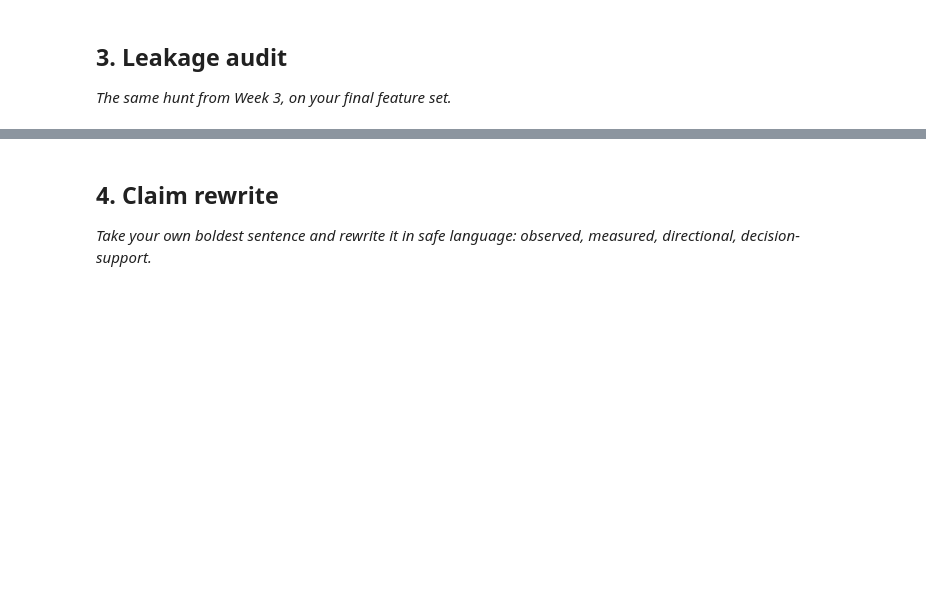
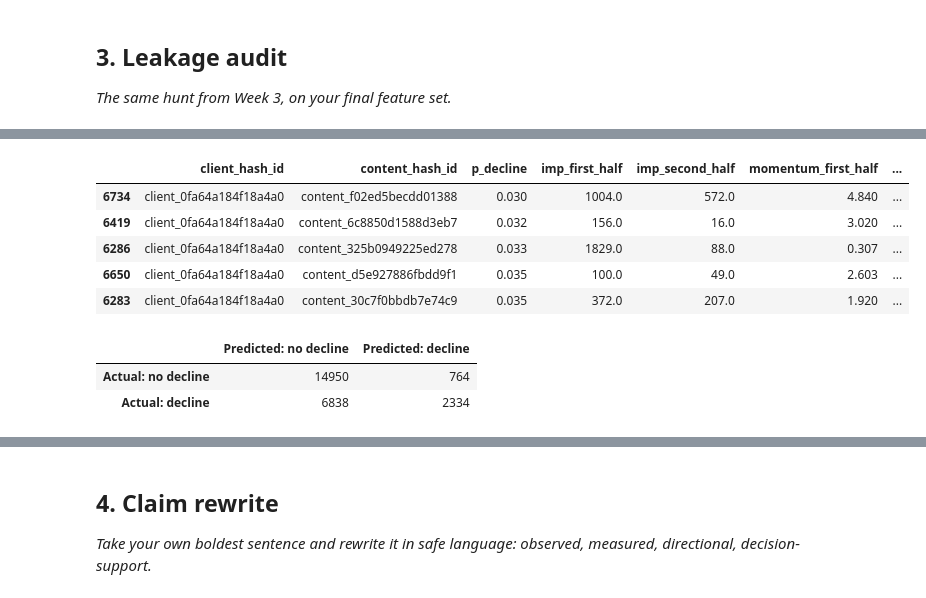
Before and after one commit to yasmeenmh90-beep/flyrank-ml-internship-starter, a Jupyter notebook: work/notebooks/w06_validation_audit.ipynb, the cells around one changed output, grey strips where cells are left out. Drawn from its saved outputs; the diff is of its cells as text; code cells hidden in the pictures; blank space fills up the shorter version.

```diff
--- a/work/notebooks/w06_validation_audit.ipynb
+++ b/work/notebooks/w06_validation_audit.ipynb
@@ -29,0 +655,49 @@ This skeleton is yours to fill. Work the sections **in order** — each one has
+# %%
+false_negatives = (
+    audit_test[
+        (audit_test[TARGET] == 1) &
+        (audit_test["predicted_class"] == 0)
+    ]
+    .sort_values("p_decline", ascending=True)
+    .head(5)
+)
+
+display(
+    false_negatives[
+        [
+            "client_hash_id",
+            "content_hash_id",
+            "p_decline",
+            "imp_first_half",
+            "imp_second_half",
+            "momentum_first_half",
+            "ctr_first_half",
+            "pos_first_half",
+            "engagement_rate",
+        ]
+    ].round(3)
+)
+# %% [output]
+|  | client_hash_id | content_hash_id | p_decline | imp_first_half | imp_second_half | momentum_first_half | ... |
+| 6734 | client_0fa64a184f18a4a0 | content_f02ed5becdd01388 | 0.030 | 1004.0 | 572.0 | 4.840 | ... |
+| 6419 | client_0fa64a184f18a4a0 | content_6c8850d1588d3eb7 | 0.032 | 156.0 | 16.0 | 3.020 | ... |
+| 6286 | client_0fa64a184f18a4a0 | content_325b0949225ed278 | 0.033 | 1829.0 | 88.0 | 0.307 | ... |
+| 6650 | client_0fa64a184f18a4a0 | content_d5e927886fbdd9f1 | 0.035 | 100.0 | 49.0 | 2.603 | ... |
+| 6283 | client_0fa64a184f18a4a0 | content_30c7f0bbdb7e74c9 | 0.035 | 372.0 | 207.0 | 1.920 | ... |
+# %%
+cm = confusion_matrix(
+    audit_test[TARGET],
+    audit_test["predicted_class"]
+)
+
+cm_df = pd.DataFrame(
+    cm,
+    index=["Actual: no decline", "Actual: decline"],
+    columns=["Predicted: no decline", "Predicted: decline"]
+)
+
+display(cm_df)
+# %% [output]
+|  | Predicted: no decline | Predicted: decline |
+| Actual: no decline | 14950 | 764 |
+| Actual: decline | 6838 | 2334 |
```
Also changed, not shown: parts of 29 cells of this notebook.
